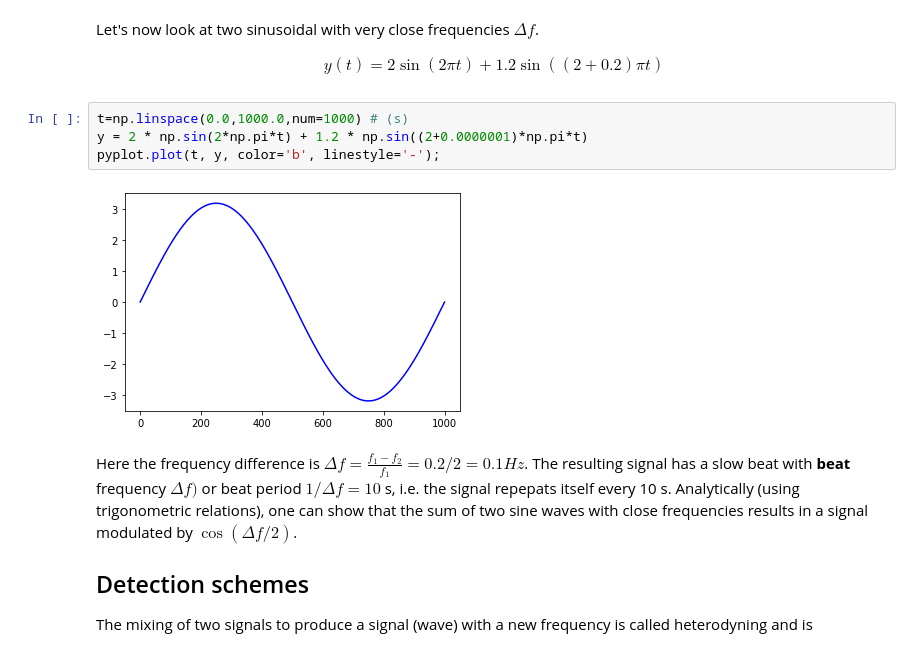
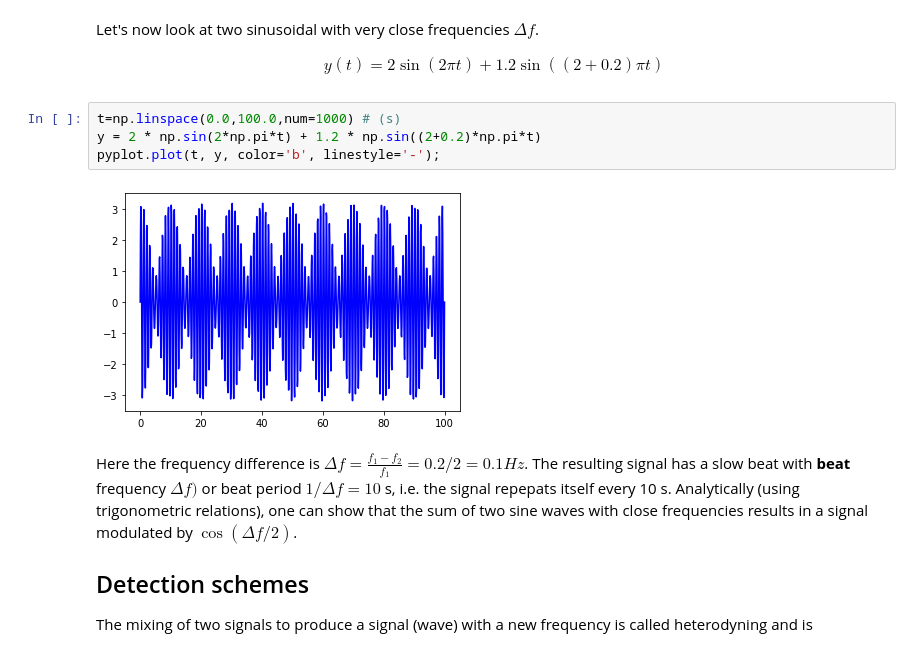
Before and after one commit to bardet/GWU-MAE3120_2022, a Jupyter notebook: Lectures/02_NatureSignals.ipynb, the cells around one changed output. Drawn from its saved outputs; the diff is of its cells as text.

```diff
--- a/Lectures/02_NatureSignals.ipynb
+++ b/Lectures/02_NatureSignals.ipynb
@@ -115,11 +115,11 @@ Let's now look at two sinusoidal with very close frequencies $\Delta f$.
 y (t) = 2 \sin (2\pi t) + 1.2 \sin ((2+0.2) \pi t)
 \end{align*}
 # %%
-t=np.linspace(0.0,1000.0,num=1000) # (s)
-y = 2 * np.sin(2*np.pi*t) + 1.2 * np.sin((2+0.0000001)*np.pi*t)
+t=np.linspace(0.0,100.0,num=1000) # (s)
+y = 2 * np.sin(2*np.pi*t) + 1.2 * np.sin((2+0.2)*np.pi*t)
 pyplot.plot(t, y, color='b', linestyle='-');
 # %% [output]
-[figure, old version]
+[figure, new version]
 # %% [markdown]
 Here the frequency difference is $\Delta f = \frac{f_1-f_2}{f_1} = 0.2/2 = 0.1 Hz$.  The resulting signal has a slow beat with __beat__ frequency $\Delta f)$ or beat period $1/\Delta f = 10$ s, i.e. the signal repepats itself every 10 s.  Analytically (using trigonometric relations), one can show that the sum of two sine waves with close frequencies results in a signal modulated by $\cos(\Delta f/2)$.
 
```
